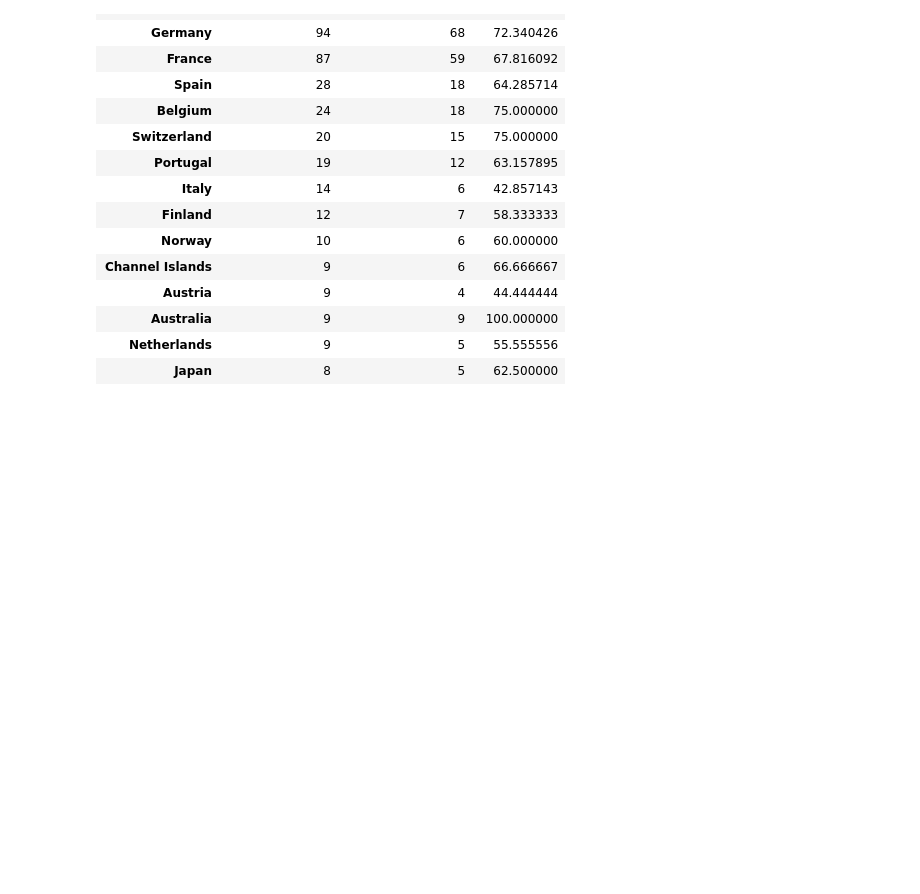
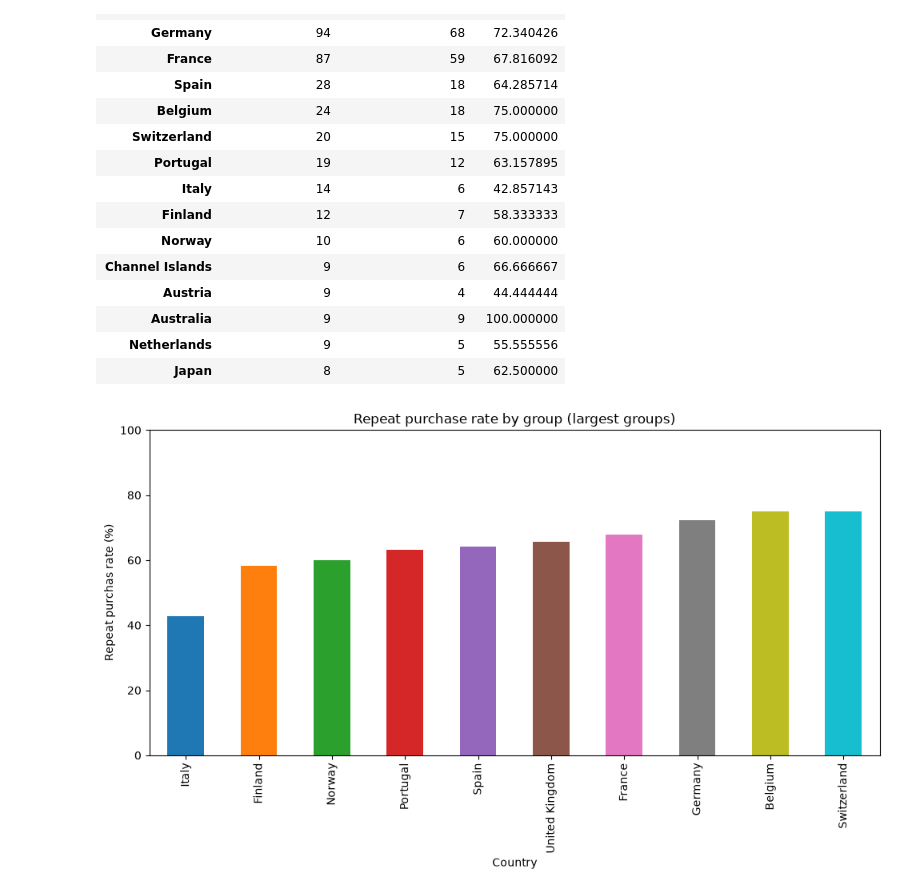
Before and after one commit to viktortoromanov/customer_behavior_analysis-softuni-2026, a Jupyter notebook: customer_behavior_analysis_softuni_2026.ipynb, the cells around one changed output. Cells and saved outputs as stored; diff of their text form; code cells hidden in the pictures; blank space fills up the shorter version.

Commit message:
Add data visualization and interpretation

```diff
--- a/customer_behavior_analysis_softuni_2026.ipynb
+++ b/customer_behavior_analysis_softuni_2026.ipynb
@@ -326,3 +326,16 @@ else:
 | Australia | 9 | 9 | 100.000000 |
 | Netherlands | 9 | 5 | 55.555556 |
 | Japan | 8 | 5 | 62.500000 |
+# %%
+if group_results is not None:
+    plot_data=group_results.head(10).sort_values('RepeatRate')
+    colors = plt.cm.tab10(range(len(plot_data)))
+    ax=plot_data['RepeatRate'].plot(kind='bar',figsize=(10,6), color=colors)
+    ax.set_title('Repeat purchase rate by group (largest groups)')
+    ax.set_xlabel(GROUP_COL)
+    ax.set_ylabel('Repeat purchas rate (%)')
+    ax.set_ylim(0,100)
+    plt.tight_layout()
+    plt.show
+# %% [output]
+[figure, added]
```
